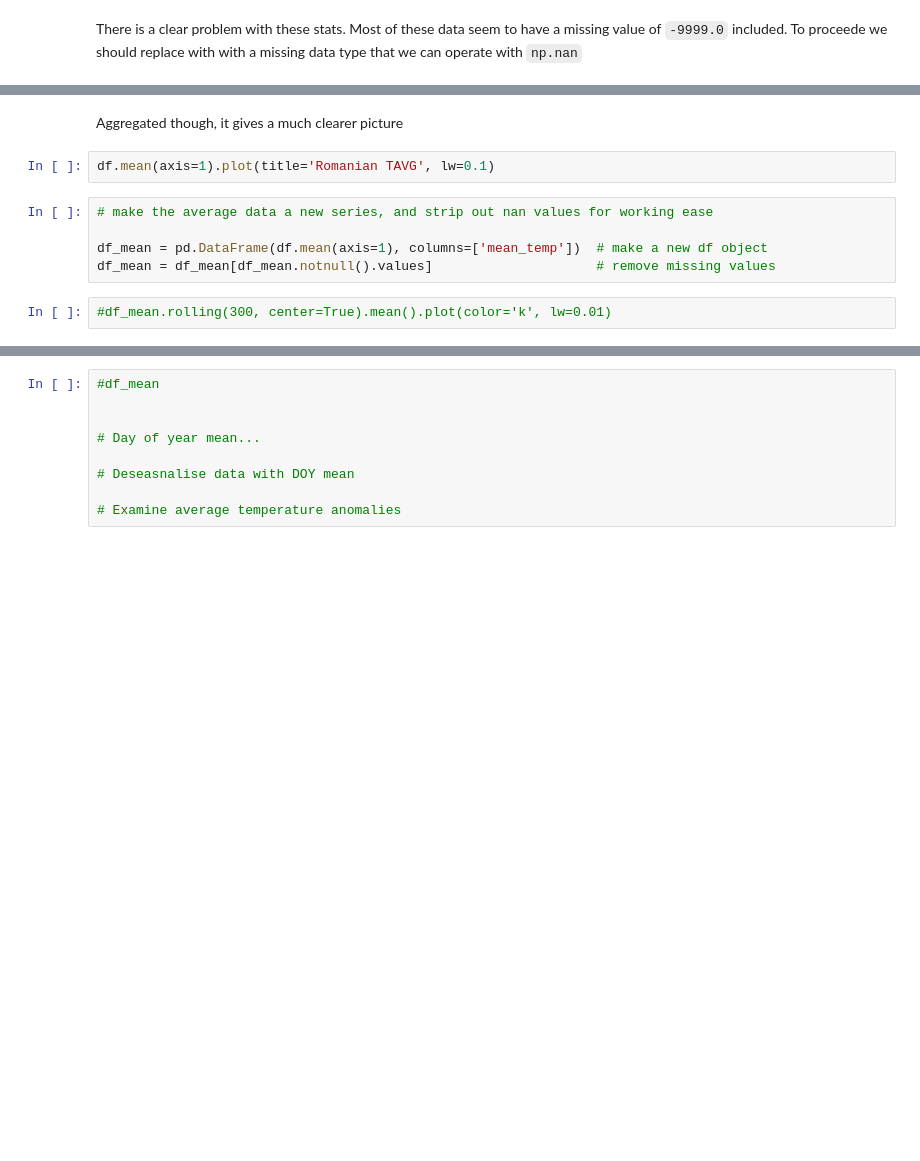
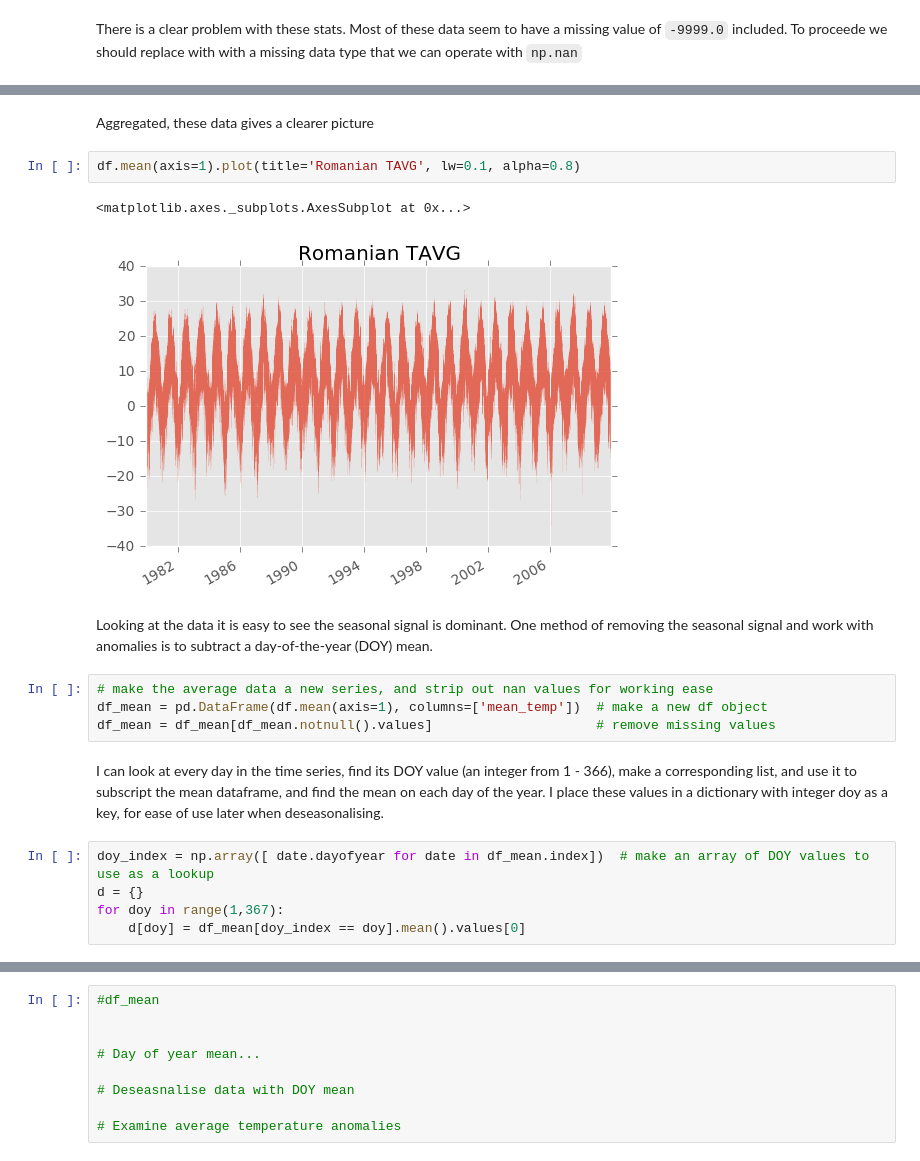
Before and after one commit to benlaken/Romania_2016, a Jupyter notebook: test_stations.ipynb, the cells around one changed output, grey strips where cells are left out. Drawn from its saved outputs; the diff is of its cells as text; blank space fills up the shorter version.

Commit message:
added a method to find DOY values

```diff
--- a/test_stations.ipynb
+++ b/test_stations.ipynb
@@ -133,11 +205,20 @@ plt.show()
 # %% [markdown]
-Aggregated though, it gives a much clearer picture
+Aggregated, these data gives a clearer picture
 # %%
-df.mean(axis=1).plot(title='Romanian TAVG', lw=0.1)
+df.mean(axis=1).plot(title='Romanian TAVG', lw=0.1, alpha=0.8)
+# %% [output]
+<matplotlib.axes._subplots.AxesSubplot at 0x...>
+[figure, added]
+# %% [markdown]
+Looking at the data it is easy to see the seasonal signal is dominant. One method of removing the seasonal signal and work with anomalies is to subtract a day-of-the-year (DOY) mean.
 # %%
 # make the average data a new series, and strip out nan values for working ease
-
 df_mean = pd.DataFrame(df.mean(axis=1), columns=['mean_temp'])  # make a new df object
 df_mean = df_mean[df_mean.notnull().values]                     # remove missing values
-# %%
-#df_mean.rolling(300, center=True).mean().plot(color='k', lw=0.01)
+# %% [markdown]
+I can look at every day in the time series, find its DOY value (an integer from 1 - 366), make a corresponding list, and use it to subscript the mean dataframe, and find the mean on each day of the year. I place these values in a dictionary with integer doy as a key, for ease of use later when deseasonalising.
+# %%
+doy_index = np.array([ date.dayofyear for date in df_mean.index])  # make an array of DOY values to use as a lookup
+d = {}
+for doy in range(1,367):
+    d[doy] = df_mean[doy_index == doy].mean().values[0]
```
Also changed, not shown: parts of 15 cells of this notebook.
